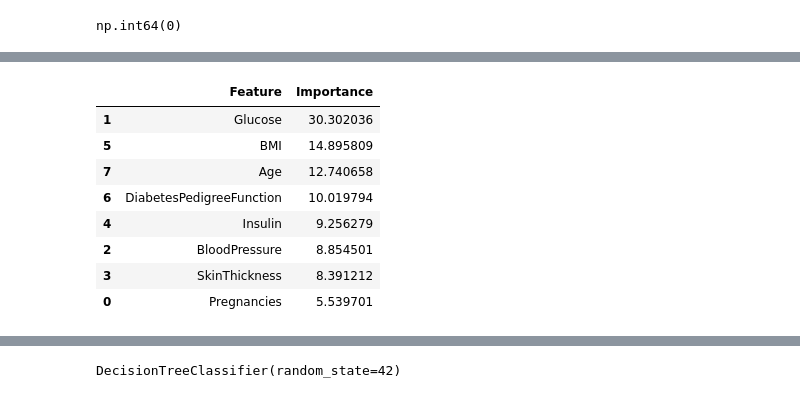
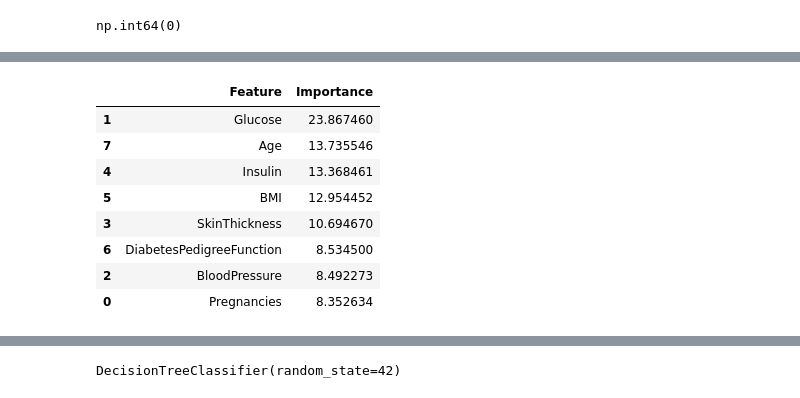
Before and after one commit to 4GeeksAcademy/pille9-decision-tree, a Jupyter notebook: src/explore.ipynb, the cells around one changed output, grey strips where cells are left out. Saved outputs shown, nothing was run; the diff lists cells and outputs as text; code cells hidden in the pictures.

```diff
--- a/src/explore.ipynb
+++ b/src/explore.ipynb
@@ -83,3 +83,10 @@ df.describe(include='all').T
 | DiabetesPedigreeFunction | 768.0 | 0.471876 | 0.331329 | 0.078 | 0.24375 | 0.3725 | 0.62625 | 2.42 |
 | Age | 768.0 | 33.240885 | 11.760232 | 21.000 | 24.00000 | 29.0000 | 41.00000 | 81.00 |
 | Outcome | 768.0 | 0.348958 | 0.476951 | 0.000 | 0.00000 | 0.0000 | 1.00000 | 1.00 |
+# %%
+# Columnas con ceros que no deberían
+col_ceros = ['Glucose', 'BloodPressure', 'SkinThickness', 'Insulin', 'BMI']
+df[col_ceros] = df[col_ceros].replace(0, np.nan)
+# %%
+# Reemplazar NaN por mediana
+df[col_ceros] = df[col_ceros].fillna(df[col_ceros].median())
@@ -119,19 +112,19 @@ X_train, X_test, y_train, y_test = train_test_split(X, y, test_size=0.2, random_
 # %%
 # Usamos xgb para conocer la importancia de las características
-xgb_model = xgb.XGBRegressor(objective='reg:squarederror', random_state=42).fit(X_train, y_train)
+xgb_model = xgb.XGBClassifier(random_state=42).fit(X_train, y_train)
 df_imp = pd.DataFrame({'Feature':X_train.columns, 'Importance':xgb_model.feature_importances_*100})
 df_imp = df_imp.sort_values(by='Importance', ascending=False)
 df_imp
 # %% [output]
 |  | Feature | Importance |
-| 1 | Glucose | 30.302036 |
-| 5 | BMI | 14.895809 |
-| 7 | Age | 12.740658 |
-| 6 | DiabetesPedigreeFunction | 10.019794 |
-| 4 | Insulin | 9.256279 |
-| 2 | BloodPressure | 8.854501 |
-| 3 | SkinThickness | 8.391212 |
-| 0 | Pregnancies | 5.539701 |
+| 1 | Glucose | 23.867460 |
+| 7 | Age | 13.735546 |
+| 4 | Insulin | 13.368461 |
+| 5 | BMI | 12.954452 |
+| 3 | SkinThickness | 10.694670 |
+| 6 | DiabetesPedigreeFunction | 8.534500 |
+| 2 | BloodPressure | 8.492273 |
+| 0 | Pregnancies | 8.352634 |
 # %%
 ## VIF
 X_train.corr()
```
Also changed, not shown: parts of 17 cells of this notebook, 3 other files.
